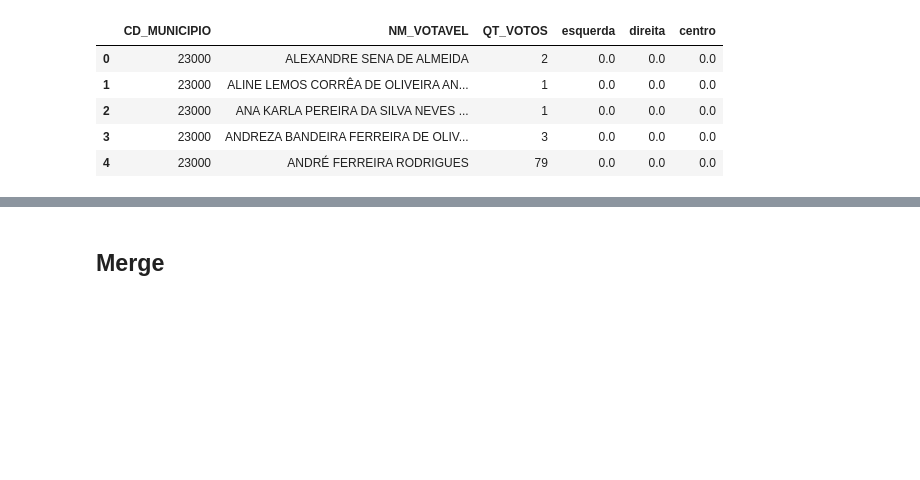
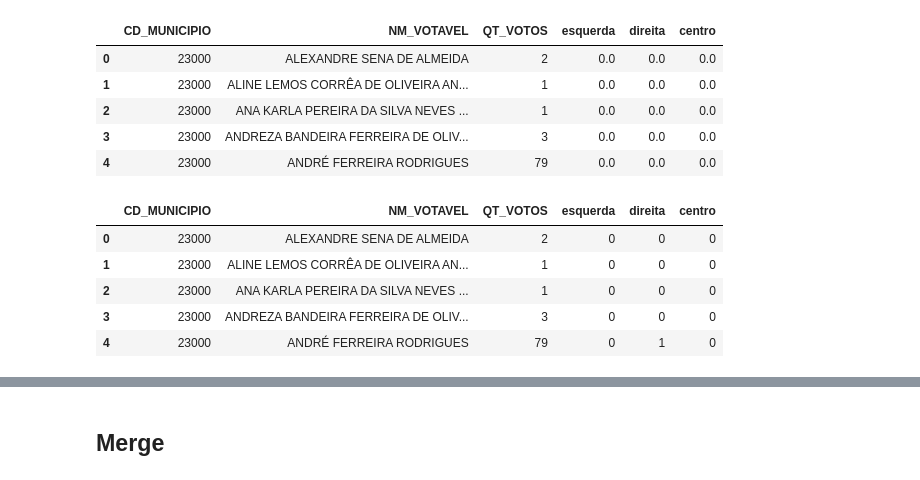
Before and after one commit to aliciamarzola/tp_bdg, a Jupyter notebook: exploring.ipynb, the cells around one changed output, grey strips where cells are left out. Drawn from its saved outputs; the diff is of its cells as text; code cells hidden in the pictures; blank space fills up the shorter version.

```diff
--- a/exploring.ipynb
+++ b/exploring.ipynb
@@ -229,3 +248,12 @@ votos_municipio.head()
 votos_municipio['esquerda'] = votos_municipio['NM_VOTAVEL'].apply(lambda x: 1 if x in esquerda else 0)
 votos_municipio['direita'] = votos_municipio['NM_VOTAVEL'].apply(lambda x: 1 if x in direita else 0)
 votos_municipio['centro'] = votos_municipio['NM_VOTAVEL'].apply(lambda x: 1 if x in centro else 0)
+# %%
+votos_municipio.head()
+# %% [output]
+|  | CD_MUNICIPIO | NM_VOTAVEL | QT_VOTOS | esquerda | direita | centro |
+| 0 | 23000 | ALEXANDRE SENA DE ALMEIDA | 2 | 0 | 0 | 0 |
+| 1 | 23000 | ALINE LEMOS CORRÊA DE OLIVEIRA AN... | 1 | 0 | 0 | 0 |
+| 2 | 23000 | ANA KARLA PEREIRA DA SILVA NEVES ... | 1 | 0 | 0 | 0 |
+| 3 | 23000 | ANDREZA BANDEIRA FERREIRA DE OLIV... | 3 | 0 | 0 | 0 |
+| 4 | 23000 | ANDRÉ FERREIRA RODRIGUES | 79 | 0 | 1 | 0 |
```
Also changed, not shown: parts of 6 cells of this notebook.
